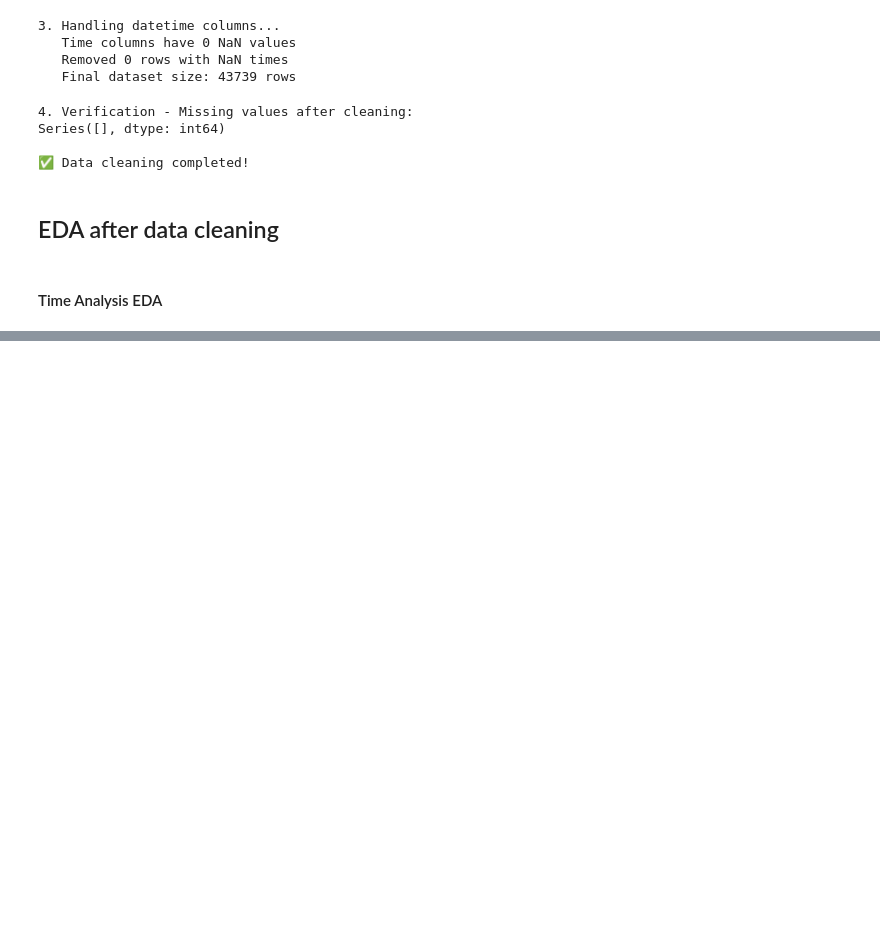
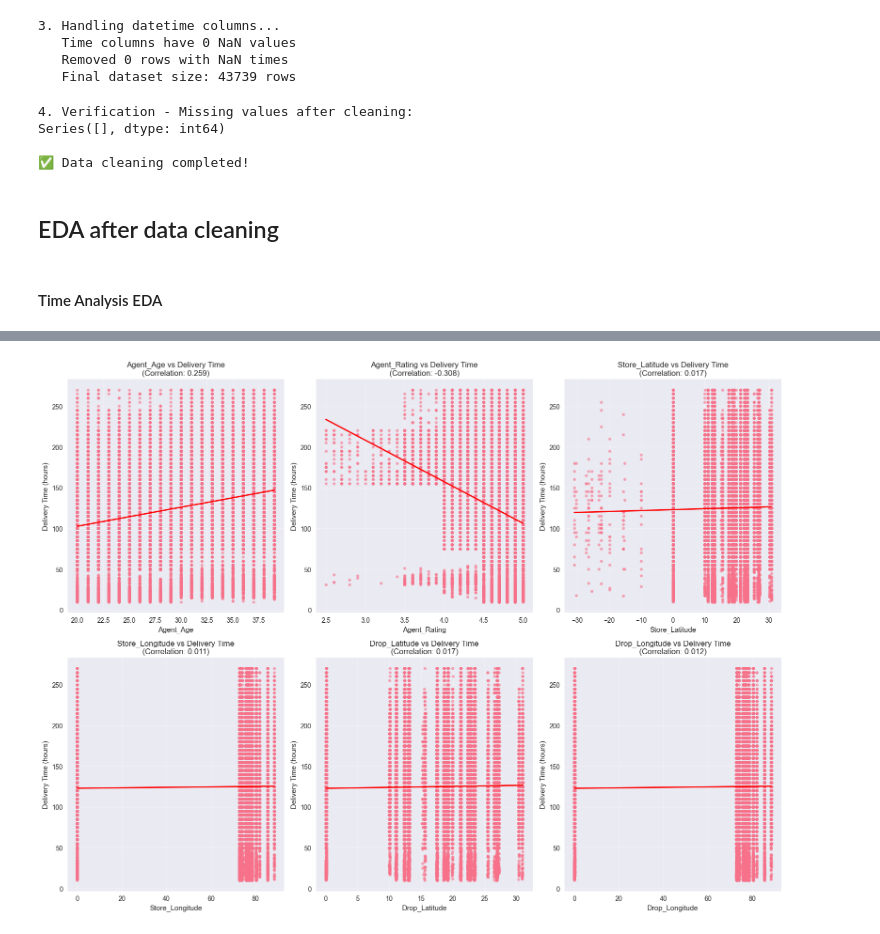
Before and after one commit to neha-dhananju/AmazonDeliveryTimePrediction, a Jupyter notebook: notebooks/EDA.ipynb, the cells around one changed output, grey strips where cells are left out. Saved outputs shown, nothing was run; the diff lists cells and outputs as text; code cells hidden in the pictures; blank space fills up the shorter version.

```diff
--- a/notebooks/EDA.ipynb
+++ b/notebooks/EDA.ipynb
@@ -523,0 +515,86 @@ Text(0.5, 1.0, 'Distribution of Delivery Time')
+# %%
+print("=== RELATIONSHIP WITH DELIVERY_TIME ===")
+
+# Use robust plotting with seaborn to avoid polyfit errors
+numerical_without_target = [col for col in numerical_cols if col != 'Delivery_Time']
+
+print("Numerical Variables vs Delivery Time:")
+plt.figure(figsize=(16, 12))
+
+for i, col in enumerate(numerical_without_target):
+    plt.subplot(2, 3, i+1)
+
+    # Clean data for this column
+    mask = ~df_clean[col].isnull() & ~df_clean['Delivery_Time'].isnull()
+    clean_data = df_clean[mask]
+
+    if len(clean_data) > 10 and clean_data[col].std() > 0:
+        # Use seaborn regplot which handles errors gracefully
+        sns.regplot(data=clean_data, x=col, y='Delivery_Time',
+                   scatter_kws={'alpha':0.6, 's':20},
+                   line_kws={'color':'red', 'linewidth':2},
+                   ci=None)
+
+        # Calculate correlation
+        correlation = clean_data[col].corr(clean_data['Delivery_Time'])
+        plt.title(f'{col} vs Delivery Time\n(Correlation: {correlation:.3f})')
+        plt.xlabel(col)
+        plt.ylabel('Delivery Time (hours)')
+        plt.grid(alpha=0.3)
+    else:
+        plt.text(0.5, 0.5, f'Insufficient data\nfor analysis',
+                ha='center', va='center', transform=plt.gca().transAxes)
+        plt.title(f'{col} vs Delivery Time')
+        plt.xlabel(col)
+        plt.ylabel('Delivery Time (hours)')
+
+plt.tight_layout()
+plt.show()
+
+# Categorical variables vs Delivery_Time
+print("\nCategorical Variables vs Delivery Time:")
+fig, axes = plt.subplots(2, 4, figsize=(20, 10))
+axes = axes.ravel()
+
+for i, col in enumerate(categorical_cols):
+    if i < 8:  # Adjust based on number of categorical variables
+        # Calculate mean delivery time by category
+        category_means = df_clean.groupby(col)['Delivery_Time'].mean().sort_values(ascending=False)
+
+        # For high cardinality, show top 10 only
+        if len(category_means) > 10:
+            category_means = category_means.head(10)
+            title_suffix = " (Top 10)"
+        else:
+            title_suffix = ""
+
+        # Create bar plot
+        bars = axes[i].bar(range(len(category_means)), category_means.values,
+                          color=plt.cm.Set3(np.linspace(0, 1, len(category_means))))
+        axes[i].set_xlabel(col)
+        axes[i].set_ylabel('Average Delivery Time (hours)')
+        axes[i].set_title(f'Avg Delivery Time by {col}{title_suffix}')
+        axes[i].set_xticks(range(len(category_means)))
+        axes[i].set_xticklabels(category_means.index, rotation=45, ha='right')
+        axes[i].grid(axis='y', alpha=0.3)
+
+        # Add value labels on bars
+        for bar, value in zip(bars, category_means.values):
+            axes[i].text(bar.get_x() + bar.get_width()/2, bar.get_height() + 1,
+                        f'{value:.1f}', ha='center', va='bottom', fontsize=9)
+
+# Hide unused subplots
+for i in range(len(categorical_cols), 8):
+    axes[i].set_visible(False)
+
+plt.tight_layout()
+plt.show()
+
+# Statistical summary
+print("\n=== STATISTICAL SUMMARY BY CATEGORIES ===")
+for col in categorical_cols:
+    if df_clean[col].nunique() <= 10:  # Only show for reasonable number of categories
+        print(f"\n{col}:")
+        stats = df_clean.groupby(col)['Delivery_Time'].agg(['mean', 'std', 'count']).round(2)
+        print(stats.sort_values('mean', ascending=False))
+# %% [output]
@@ -523,0 +603 @@ Text(0.5, 1.0, 'Distribution of Delivery Time')
+[figure, added]
```
Also changed, not shown: parts of 8 cells of this notebook.
